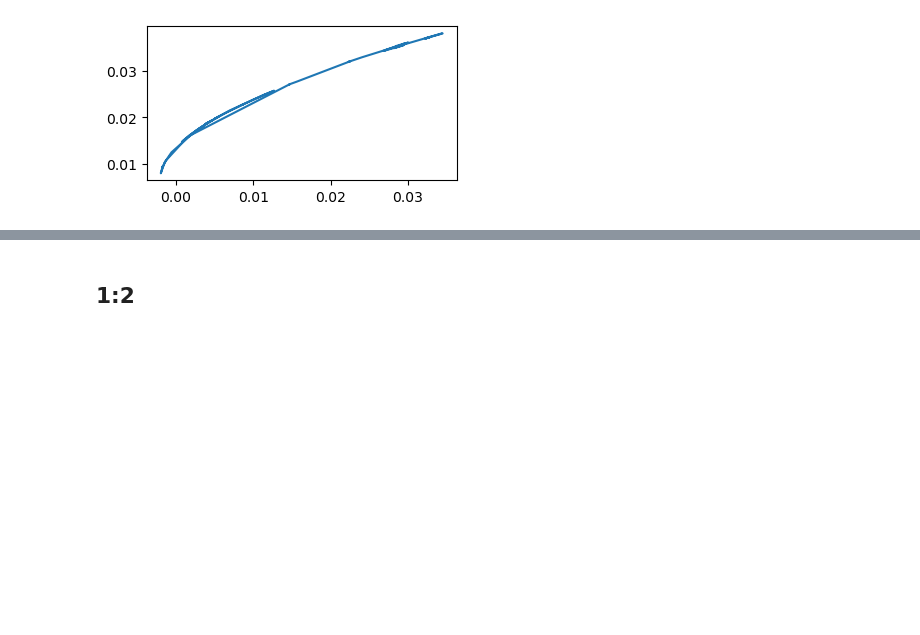
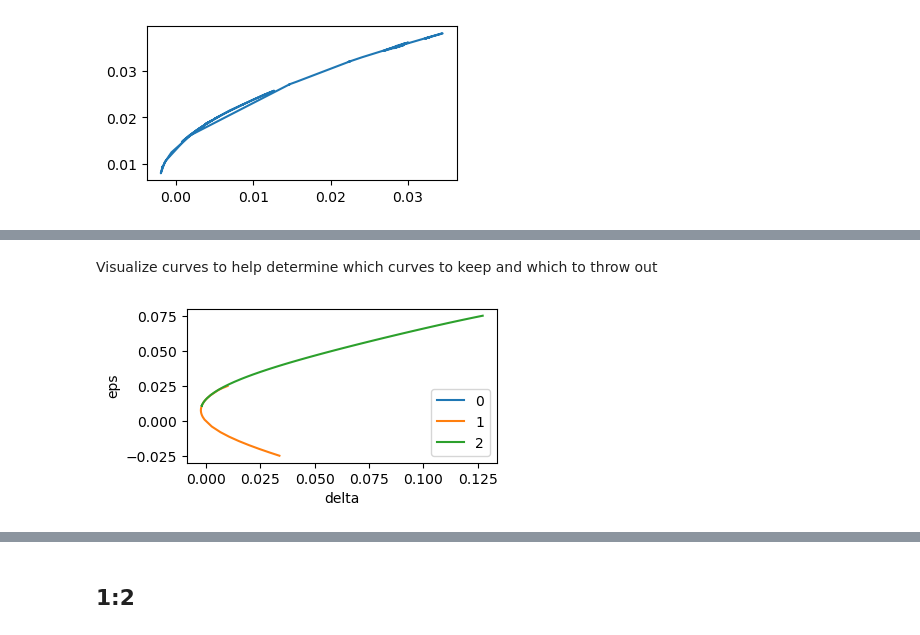
Before and after one commit to youngmp/nm, a Jupyter notebook: v2_jupyter/clean_diagram_thal1.ipynb, the cells around one changed output, grey strips where cells are left out. Saved outputs shown, nothing was run; the diff lists cells and outputs as text; code cells hidden in the pictures; blank space fills up the shorter version.

```diff
--- a/v2_jupyter/clean_diagram_thal1.ipynb
+++ b/v2_jupyter/clean_diagram_thal1.ipynb
@@ -395,0 +442,2 @@ np.savetxt(fname_new,curves)
+# %%
+idxs = idxs1
@@ -395,0 +454,8 @@ np.savetxt(fname_new,curves)
+# %%
+disjoint_curves = disjoint_curves_list(dat,idxs)
+# %% [markdown]
+Visualize curves to help determine which curves to keep and which to throw out
+# %%
+plot_disjoint_curves(disjoint_curves)
+# %% [output]
+[figure, added]
```
Also changed, not shown: parts of 72 cells of this notebook, 1 other file.
